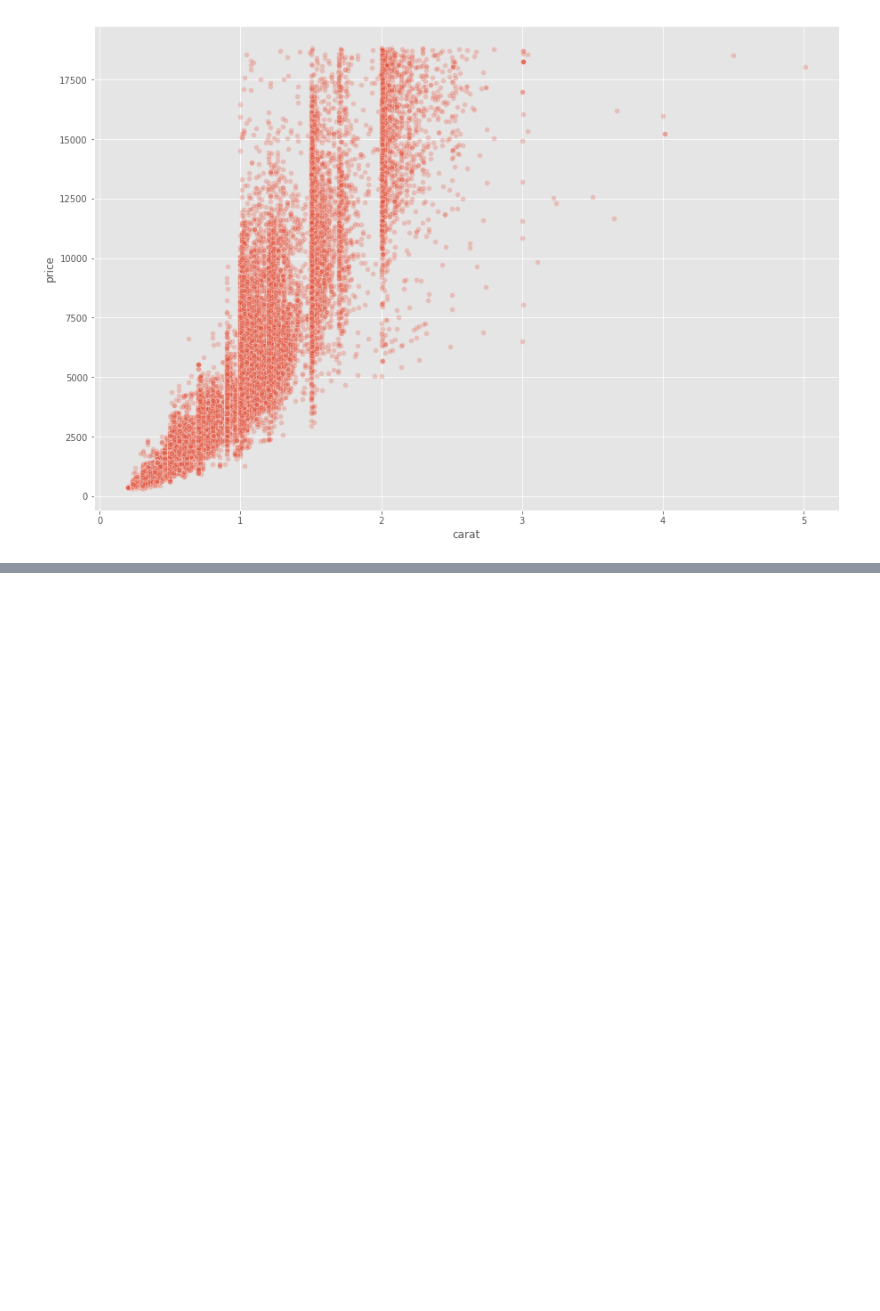
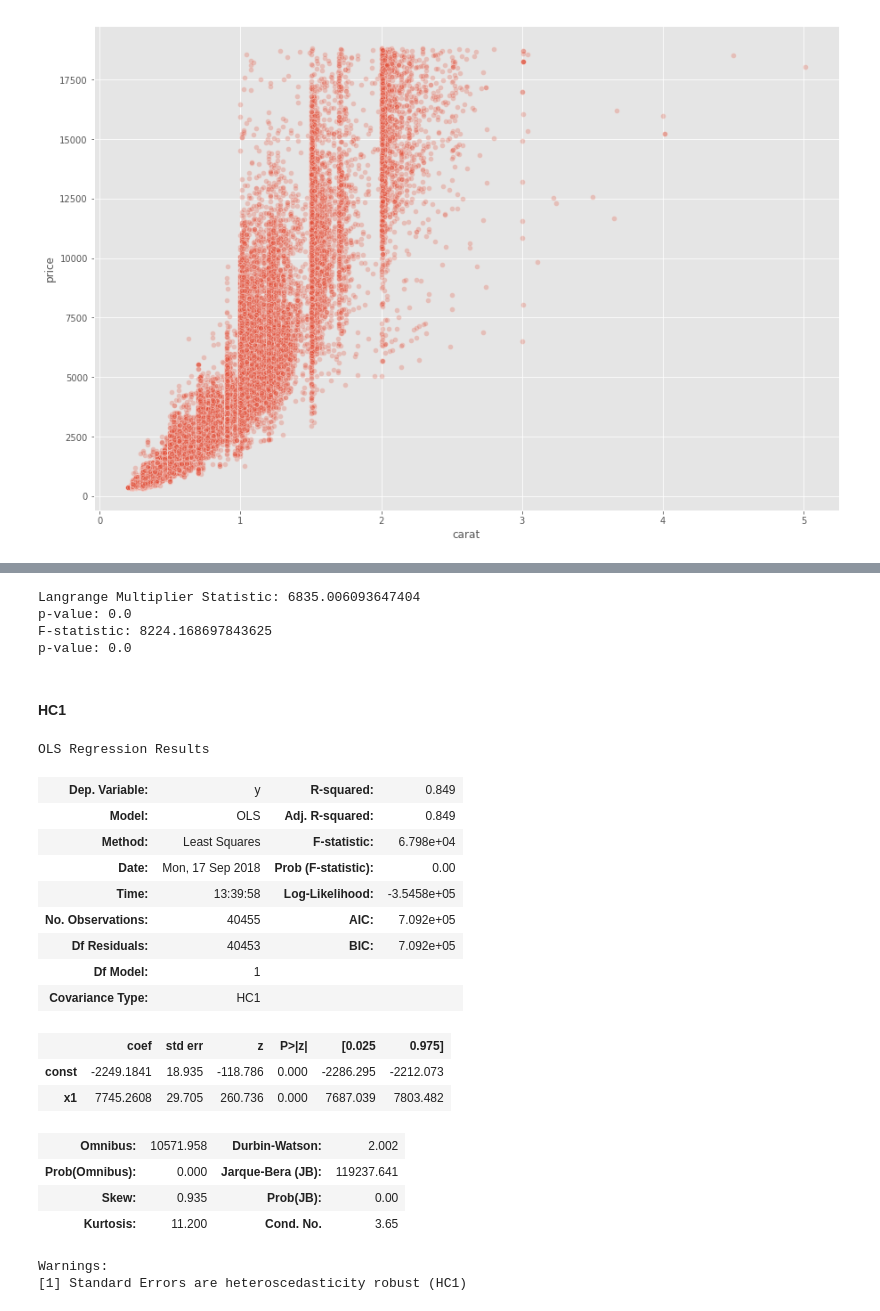
Before and after one commit to benedictaquino/diamond-pricing, a Jupyter notebook: notebooks/EDA.ipynb, the cells around one changed output, grey strips where cells are left out. Drawn from its saved outputs; the diff is of its cells as text; code cells hidden in the pictures; blank space fills up the shorter version.

```diff
--- a/notebooks/EDA.ipynb
+++ b/notebooks/EDA.ipynb
@@ -145,0 +190,42 @@ TypeError: het_breuschpagan() missing 2 required positional arguments: 'resid' a
+# %%
+resids = lm_carat_fitted_hc0.resid
+
+lm_val, lm_pval, f_val, f_pval = sm.stats.diagnostic.het_breuschpagan(resid=resids, exog_het=X)
+
+print("Langrange Multiplier Statistic:", lm_val, "\np-value:", lm_pval)
+print("F-statistic:", f_val, "\np-value:", f_pval)
+# %% [output]
+Langrange Multiplier Statistic: 6835.006093647404
+p-value: 0.0
+F-statistic: 8224.168697843625
+p-value: 0.0
+# %% [markdown]
+#### HC1
+# %%
+y = diamonds_train['price'].values
+X = sm.add_constant(diamonds_train['carat'].values)
+
+lm_carat = sm.OLS(y, X)
+lm_carat_fitted_hc1 = lm_carat.fit(cov_type='HC1')
+
+lm_carat_fitted_hc1.summary()
+# %% [output]
+OLS Regression Results
+| Dep. Variable: | y | R-squared: | 0.849 |
+| Model: | OLS | Adj. R-squared: | 0.849 |
+| Method: | Least Squares | F-statistic: | 6.798e+04 |
+| Date: | Mon, 17 Sep 2018 | Prob (F-statistic): | 0.00 |
+| Time: | 13:39:58 | Log-Likelihood: | -3.5458e+05 |
+| No. Observations: | 40455 | AIC: | 7.092e+05 |
+| Df Residuals: | 40453 | BIC: | 7.092e+05 |
+| Df Model: | 1 |  |  |
+| Covariance Type: | HC1 |  |  |
+|  | coef | std err | z | P>|z| | [0.025 | 0.975] |
+| const | -2249.1841 | 18.935 | -118.786 | 0.000 | -2286.295 | -2212.073 |
+| x1 | 7745.2608 | 29.705 | 260.736 | 0.000 | 7687.039 | 7803.482 |
+| Omnibus: | 10571.958 | Durbin-Watson: | 2.002 |
+| Prob(Omnibus): | 0.000 | Jarque-Bera (JB): | 119237.641 |
+| Skew: | 0.935 | Prob(JB): | 0.00 |
+| Kurtosis: | 11.200 | Cond. No. | 3.65 |
+Warnings:
+[1] Standard Errors are heteroscedasticity robust (HC1)
```
Also changed, not shown: parts of 11 cells of this notebook.
